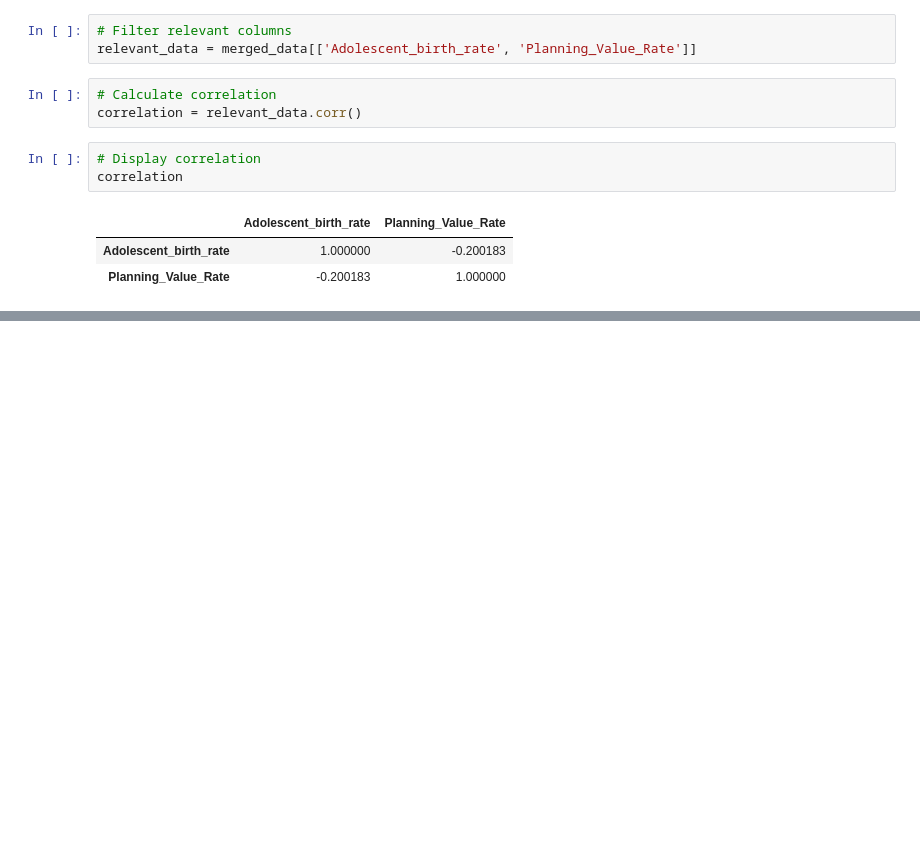
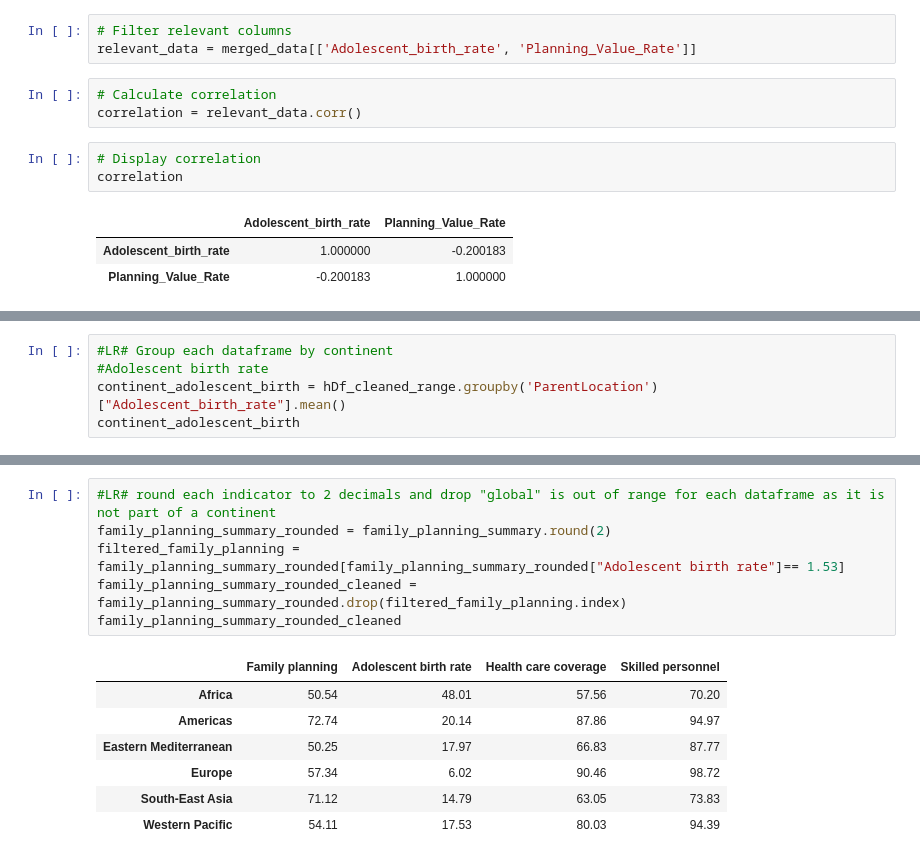
Before and after one commit to laurar9889/Project_3_Team_1, a Jupyter notebook: main_file.ipynb, the cells around one changed output, grey strips where cells are left out. Drawn from its saved outputs; the diff is of its cells as text; blank space fills up the shorter version.

```diff
--- a/main_file.ipynb
+++ b/main_file.ipynb
@@ -1102,0 +1193,5 @@ correlation
+# %%
+#LR# Group each dataframe by continent
+#Adolescent birth rate
+continent_adolescent_birth = hDf_cleaned_range.groupby('ParentLocation')["Adolescent_birth_rate"].mean()
+continent_adolescent_birth
@@ -1102,0 +1250,14 @@ correlation
+# %%
+#LR# round each indicator to 2 decimals and drop "global" is out of range for each dataframe as it is not part of a continent
+family_planning_summary_rounded = family_planning_summary.round(2)
+filtered_family_planning = family_planning_summary_rounded[family_planning_summary_rounded["Adolescent birth rate"]== 1.53]
+family_planning_summary_rounded_cleaned = family_planning_summary_rounded.drop(filtered_family_planning.index)
+family_planning_summary_rounded_cleaned
+# %% [output]
+|  | Family planning | Adolescent birth rate | Health care coverage | Skilled personnel |
+| Africa | 50.54 | 48.01 | 57.56 | 70.20 |
+| Americas | 72.74 | 20.14 | 87.86 | 94.97 |
+| Eastern Mediterranean | 50.25 | 17.97 | 66.83 | 87.77 |
+| Europe | 57.34 | 6.02 | 90.46 | 98.72 |
+| South-East Asia | 71.12 | 14.79 | 63.05 | 73.83 |
+| Western Pacific | 54.11 | 17.53 | 80.03 | 94.39 |
```
Also changed, not shown: parts of 23 cells of this notebook.
